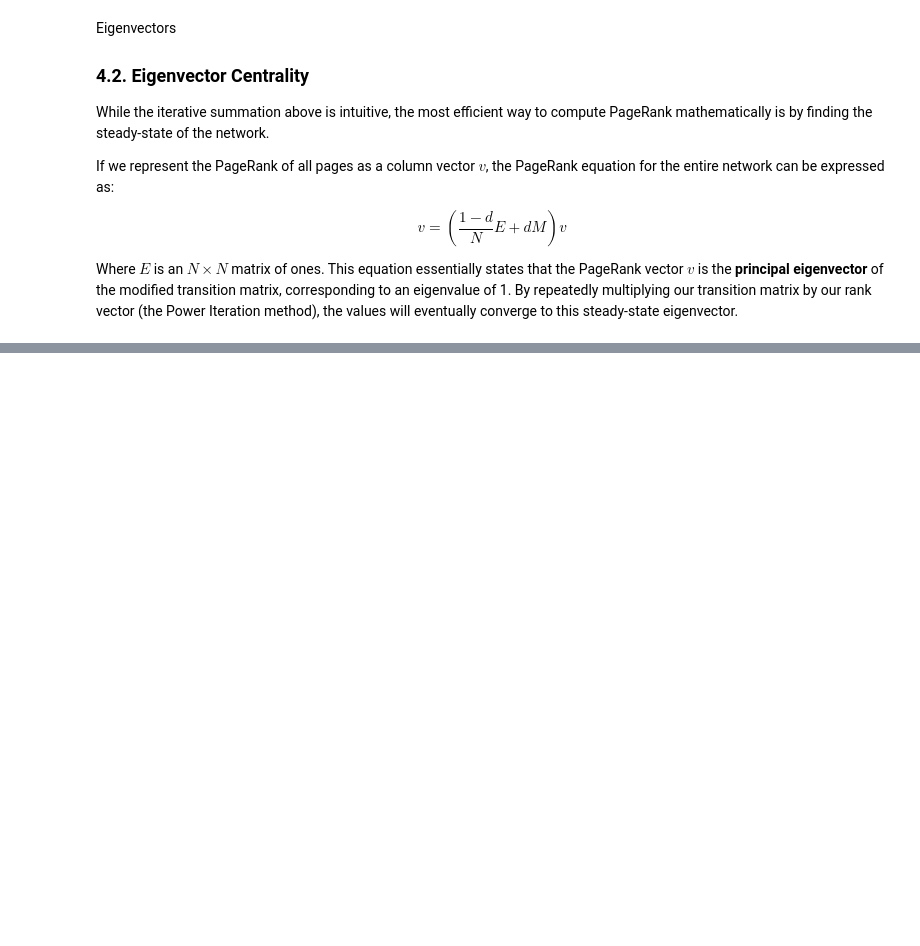
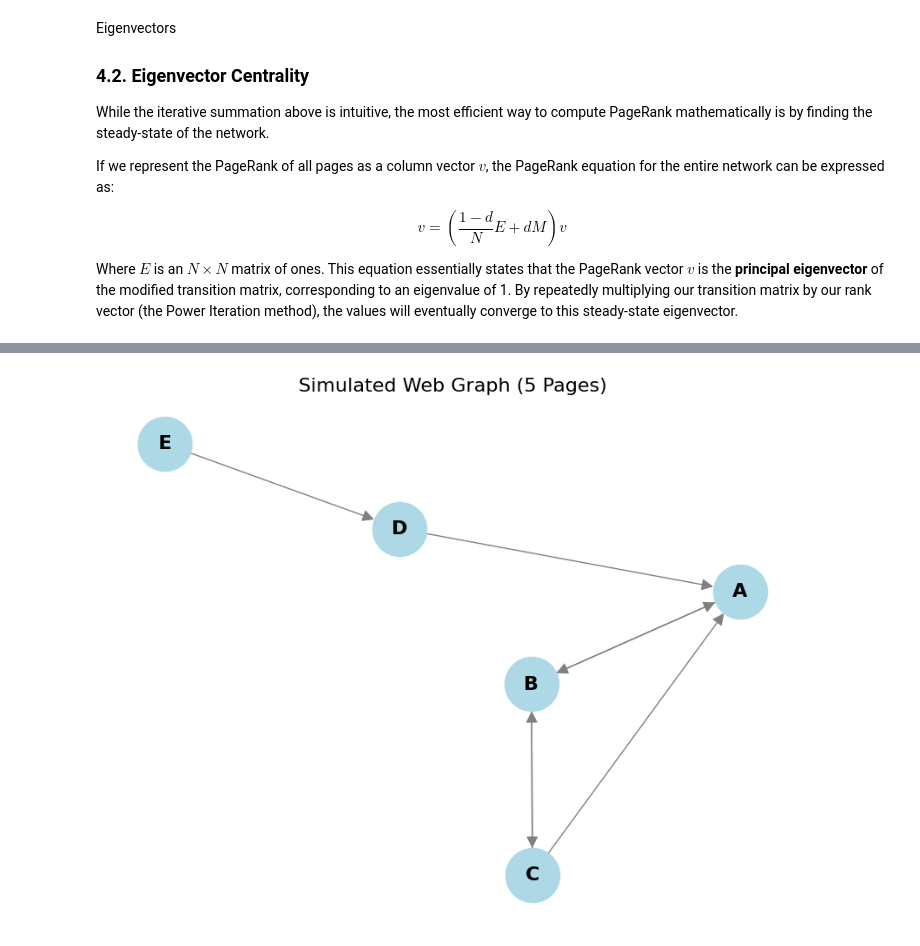
Before and after one commit to AlexGekov/PageRank-Algorithm, a Jupyter notebook: pagerank_analysis.ipynb, the cells around one changed output, grey strips where cells are left out. Saved outputs shown, nothing was run; the diff lists cells and outputs as text; code cells hidden in the pictures; blank space fills up the shorter version.

Commit message:
Simulate network data and visualize directed graph using networkx

```diff
--- a/pagerank_analysis.ipynb
+++ b/pagerank_analysis.ipynb
@@ -104,0 +120,32 @@ Where $E$ is an $N \times N$ matrix of ones. This equation essentially states th
+# %%
+# Network Generation & Visualization
+G = nx.DiGraph()
+
+
+edges = [
+    ('B', 'A'), ('B', 'C'),
+    ('C', 'A'), ('C', 'B'),
+    ('D', 'A'),
+    ('E', 'D'),
+    ('A', 'B') ]
+
+G.add_edges_from(edges)
+
+plt.figure(figsize=(8, 6))
+pos = nx.spring_layout(G, seed=42)
+
+nx.draw(
+    G, pos,
+    with_labels=True,
+    node_color='lightblue',
+    node_size=2000,
+    font_size=16,
+    font_weight='bold',
+    edge_color='gray',
+    arrowsize=20
+)
+
+plt.title("Simulated Web Graph (5 Pages)", fontsize=16)
+plt.show()
+# %% [output]
+[figure, added]
```
Also changed, not shown: parts of 1 cell of this notebook.
